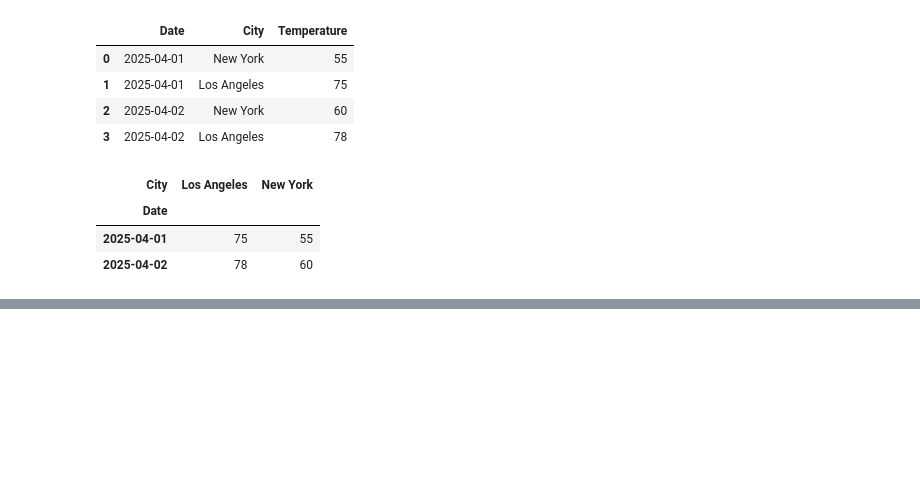
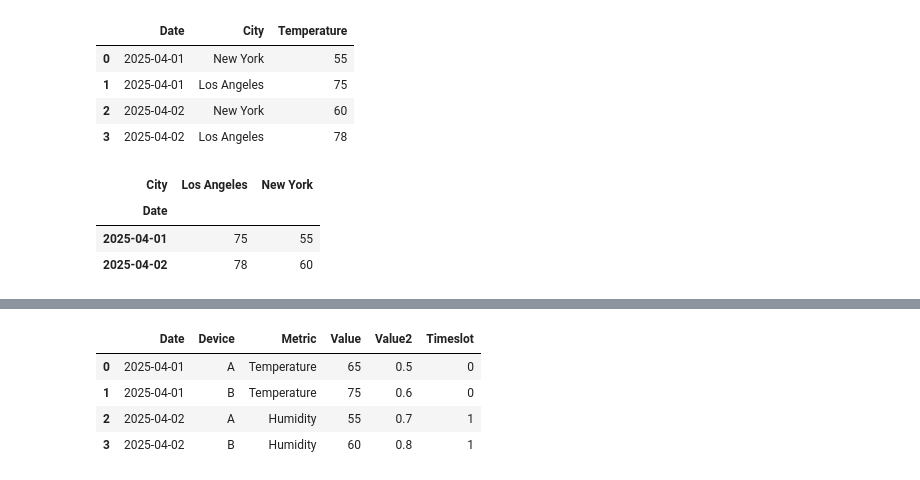
Before and after one commit to jinyongnan810/RNN-practices, a Jupyter notebook: pandas-practices/pandas-practices.ipynb, the cells around one changed output, grey strips where cells are left out. Drawn from its saved outputs; the diff is of its cells as text; code cells hidden in the pictures; blank space fills up the shorter version.

```diff
--- a/pandas-practices/pandas-practices.ipynb
+++ b/pandas-practices/pandas-practices.ipynb
@@ -342,0 +355,20 @@ pivot_df
+# %%
+# Pivot with 2 columns
+# Create a sample DataFrame
+data = {
+    'Date': ['2025-04-01', '2025-04-01', '2025-04-02', '2025-04-02'],
+    'Device': ['A', 'B', 'A', 'B'],
+    'Metric': ['Temperature', 'Temperature', 'Humidity', 'Humidity'],
+    'Value': [65, 75, 55, 60],
+    'Value2': [0.5, 0.6, 0.7, 0.8],
+    'Timeslot': [0, 0, 1, 1]
+}
+df = pd.DataFrame(data)
+
+df
+# %% [output]
+|  | Date | Device | Metric | Value | Value2 | Timeslot |
+| 0 | 2025-04-01 | A | Temperature | 65 | 0.5 | 0 |
+| 1 | 2025-04-01 | B | Temperature | 75 | 0.6 | 0 |
+| 2 | 2025-04-02 | A | Humidity | 55 | 0.7 | 1 |
+| 3 | 2025-04-02 | B | Humidity | 60 | 0.8 | 1 |
```
Also changed, not shown: parts of 16 cells of this notebook.
